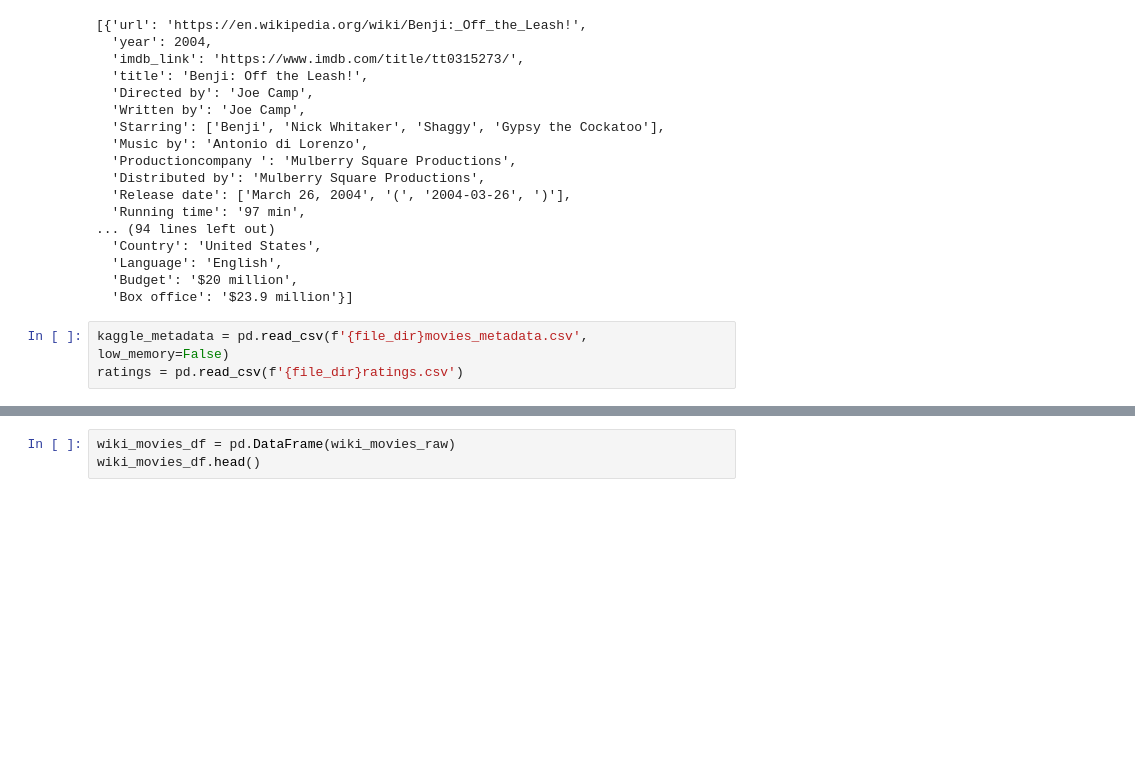
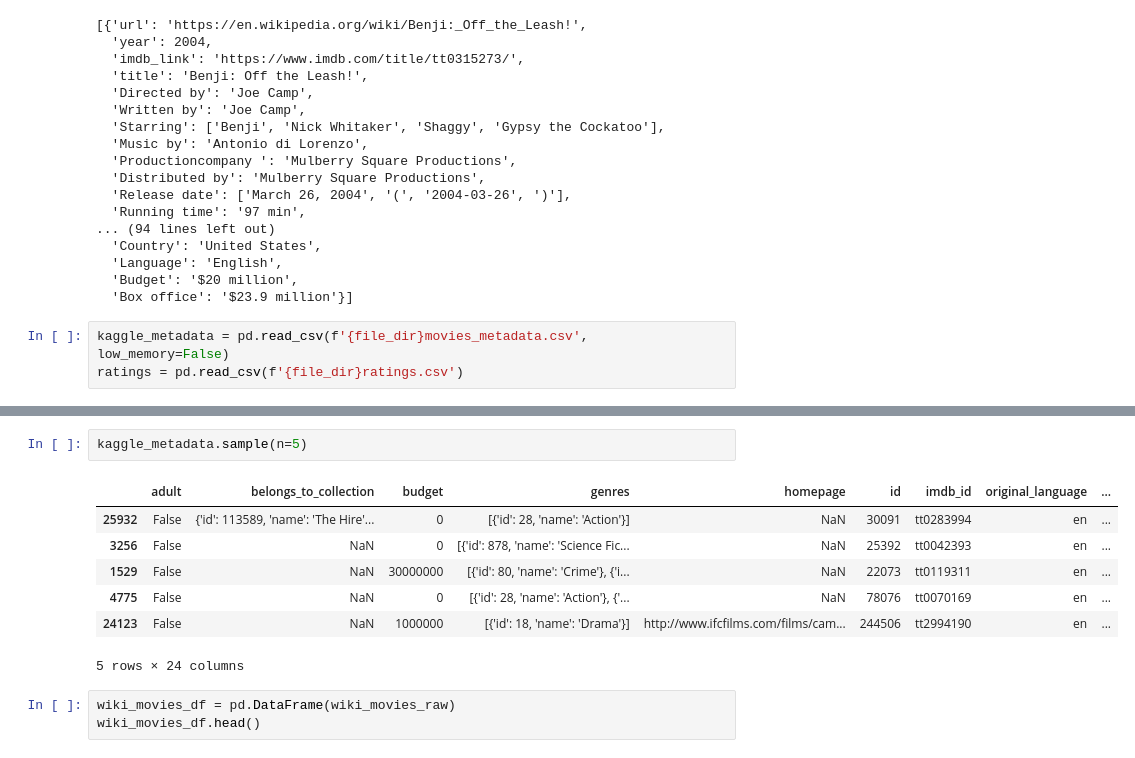
Before and after one commit to annette-blackburn/Movies-ETL, a Jupyter notebook: ETL.ipynb, the cells around one changed output, grey strips where cells are left out. Cells and saved outputs as stored; diff of their text form; blank space fills up the shorter version.

```diff
--- a/ETL.ipynb
+++ b/ETL.ipynb
@@ -80,3 +108,13 @@ ratings = pd.read_csv(f'{file_dir}ratings.csv')
+# %%
+kaggle_metadata.sample(n=5)
+# %% [output]
+|  | adult | belongs_to_collection | budget | genres | homepage | id | imdb_id | original_language | ... |
+| 25932 | False | {'id': 113589, 'name': 'The Hire'... | 0 | [{'id': 28, 'name': 'Action'}] | NaN | 30091 | tt0283994 | en | ... |
+| 3256 | False | NaN | 0 | [{'id': 878, 'name': 'Science Fic... | NaN | 25392 | tt0042393 | en | ... |
+| 1529 | False | NaN | 30000000 | [{'id': 80, 'name': 'Crime'}, {'i... | NaN | 22073 | tt0119311 | en | ... |
+| 4775 | False | NaN | 0 | [{'id': 28, 'name': 'Action'}, {'... | NaN | 78076 | tt0070169 | en | ... |
+| 24123 | False | NaN | 1000000 | [{'id': 18, 'name': 'Drama'}] | http://www.ifcfilms.com/films/cam... | 244506 | tt2994190 | en | ... |
+5 rows × 24 columns
 # %%
 wiki_movies_df = pd.DataFrame(wiki_movies_raw)
 wiki_movies_df.head()
```
Also changed, not shown: parts of 6 cells of this notebook.
